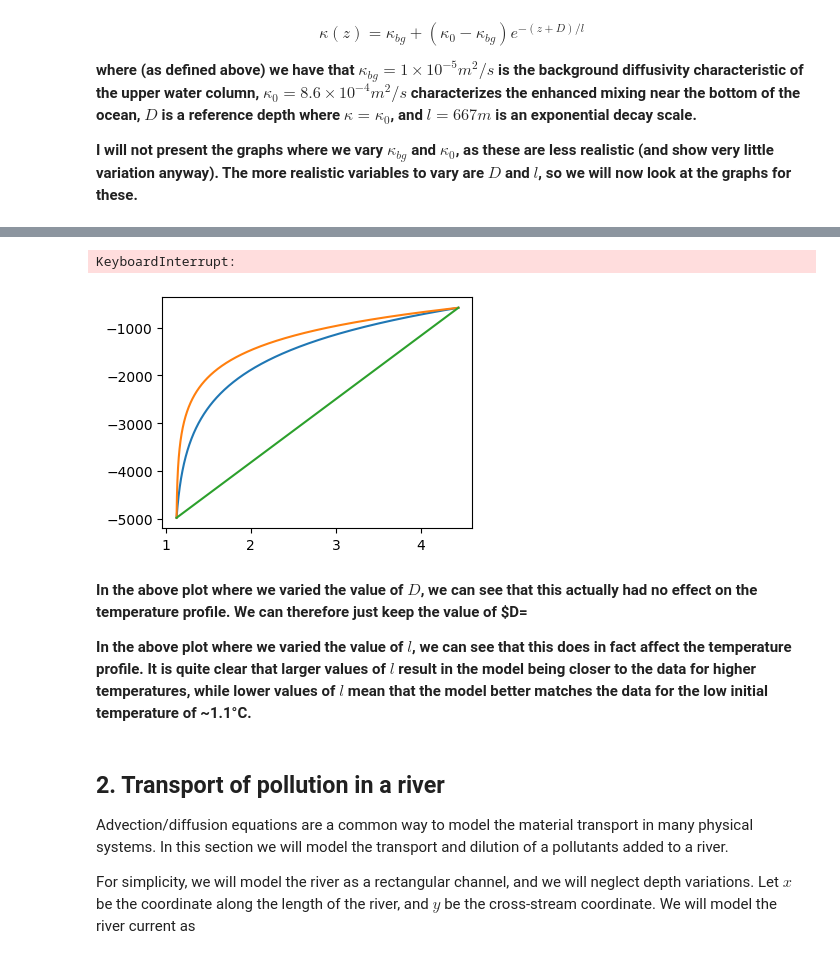
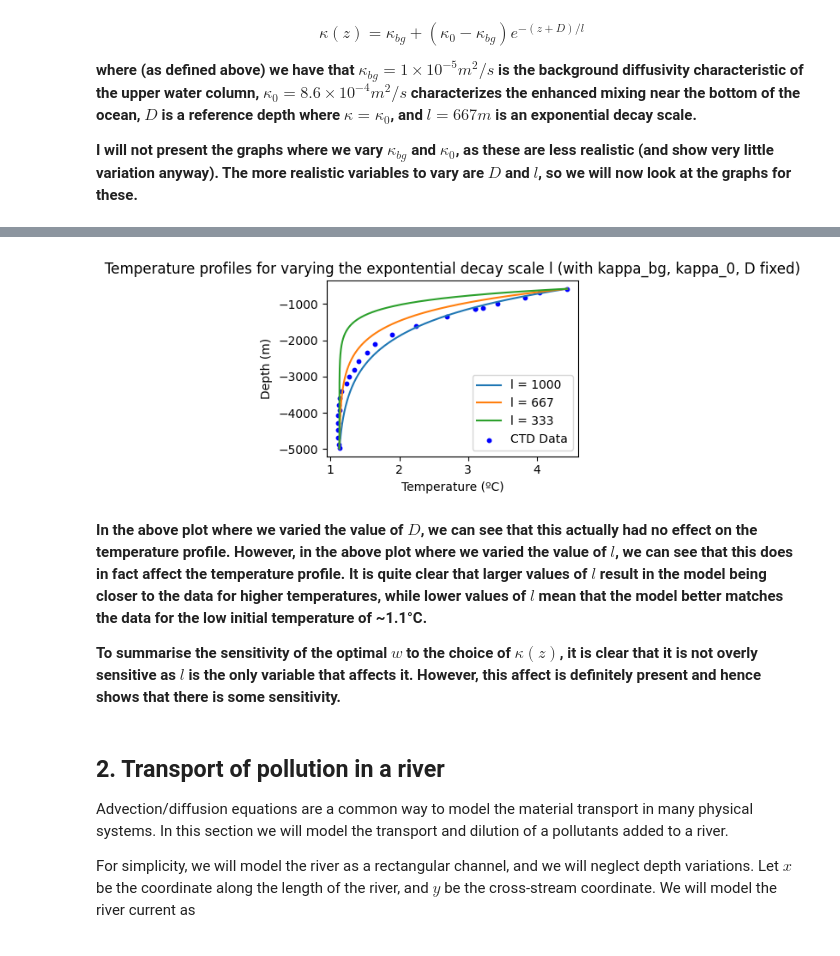
Before and after one commit to isabelgilchristmiller/QCES, a Jupyter notebook: Project2_transport.ipynb, the cells around one changed output, grey strips where cells are left out. Cells and saved outputs as stored; diff of their text form; code cells hidden in the pictures.

```diff
--- a/Project2_transport.ipynb
+++ b/Project2_transport.ipynb
@@ -308,7 +308,7 @@ w = 1e-8 # m/s
 # we vary the D values
 kappa_bg_values = 1e-5 # m^2/s
 kappa_0_values = 8.6e-4 # m^2/s
-D_values = {0, 5e2} # m
+D_values = {5e1, 5e2, 5e3} # m
 l_values = 667 # m
 
 fig1, ax1 = plt.subplots(1,1,figsize=(4,3)) # Create a single subplot for varying D
@@ -368,12 +370,4 @@ INFO:subsystems:Building subproblem matrices 1/1 (~100%) Elapsed: 1s, Remaining:
 # %%
-""" Dedalus script to solve the steady advection/diffusion equation with a spatially-variable diffusivity """
-
-import numpy as np
-import matplotlib.pyplot as plt
-import dedalus.public as d3
-import logging
-logger = logging.getLogger(__name__)
-
 # Set various parameters. Note that the depth and the top and bottom temperature
 # are taken from the CTD data in the code cell above. That cell must be run first to define CTD_T and CTD_z.
 z_surface = CTD_z[-1]
@@ -385,66 +379,11 @@ Nz = 1000
 # Set the vertical velocity
 w = 1e-8 # m/s
 
-# we vary the D values
-kappa_bg_values = 1e-5 # m^2/s
-kappa_0_values = 8.6e-4 # m^2/s
-D_values = {-5e8, -5e2, 5e-8, 5e-4, 0, 5e4, 5e8} # m
-l_values = 667 # m
-
-fig1, ax1 = plt.subplots(1,1,figsize=(4,3)) # Create a single subplot for varying D
-
-for i,D in enumerate(D_values):
-  # Bases
-  zcoord = d3.Coordinate('z')
-  dist = d3.Distributor(zcoord, dtype=np.float64)
-  zbasis = d3.Chebyshev(zcoord, size=Nz, bounds=(z_bottom, z_surface))
-  z = dist.local_grid(zbasis)
-
-  # Fields
-  T = dist.Field(name='T', bases=zbasis)
-  kappa = dist.Field(name='kappa', bases=zbasis)
-  # Set the diffusivity
-  # Below is the diffusivity profile from Rogers et al., 2023
-  kappa['g'] = kappa_bg_values + (kappa_0_values - kappa_bg_values)*np.exp((D-z)/l_values) # m^2/s
-
-  # Add two tau variables to allow us to apply two boundary conditions
-  tau_1 = dist.Field(name='tau_1')
-  tau_2 = dist.Field(name='tau_2')
-  lift_basis = zbasis.derivative_basis(1)
-  lift = lambda A: d3.Lift(A, lift_basis, -1)
-
-  # Substitutions
-  dz = lambda A: d3.Differentiate(A, zcoord)
-  Tz = dz(T) + lift(tau_1)
-  Tzz = dz(Tz) + lift(tau_2)
-
-  # Problem
-  problem = d3.LBVP([T, tau_1, tau_2], namespace=locals())
-  problem.add_equation("w*Tz - dz(kappa*Tz) + lift(tau_2) = 0")
-  problem.add_equation("T(z=z_surface) = T_surface")
-  problem.add_equation("T(z=z_bottom) = T_bottom")
-
-  # Solver
-  solver = problem.build_solver()
-  solver.solve()
-
-  # Plot on the same axes
-  Tg=T['g']
-  ax1.plot(Tg,z, label=f'D = {D}') # Add a label for each line
-
-ax1.scatter(CTD_T,CTD_z,s=10, color='blue', label='CTD Data') # Plot the data once
-ax1.set_xlabel('Temperature (ºC)')
-ax1.set_ylabel('Depth (m)')
-ax1.set_title(f'Temperature profiles for varying the reference depth D (with kappa_bg, kappa_0, l fixed)')
-ax1.legend() # Add a legend
-plt.tight_layout()
-plt.show()
-
 # now we vary the l values
 kappa_bg_values = 1e-5 # m^2/s
 kappa_0_values = 8.6e-4 # m^2/s
 D_values_fixed = 5e3 # m
-l_values = {200, 400, 600, 800, 1000} # m
+l_values = {333, 667, 1000} # m
 
 fig2, ax2 = plt.subplots(1,1,figsize=(4,3)) # Create a single subplot for the second set of plots
 
@@ -504,9 +443,8 @@ INFO:subsystems:Building subproblem matrices 1/1 (~100%) Elapsed: 0s, Remaining:
-KeyboardInterrupt:
-[figure, old version]
+[figure, new version]
 # %% [markdown]
-**In the above plot where we varied the value of $D$, we can see that this actually had no effect on the temperature profile. We can therefore just keep the value of $D=**
+**In the above plot where we varied the value of $D$, we can see that this actually had no effect on the temperature profile. However, in the above plot where we varied the value of $l$, we can see that this does in fact affect the temperature profile. It is quite clear that larger values of $l$ result in the model being closer to the data for higher temperatures, while lower values of $l$ mean that the model better matches the data for the low initial temperature of ~1.1°C.**
 
-**In the above plot where we varied the value of $l$, we can see that this does in fact affect the temperature profile. It is quite clear that larger values of $l$ result in the model being closer to the data for higher temperatures, while lower values of $l$ mean that the model better matches the data for the low initial temperature of ~1.1°C.**
+**To summarise the sensitivity of the optimal $w$ to the choice of $κ(z)$, it is clear that it is not overly sensitive as $l$ is the only variable that affects it. However, this affect is definitely present and hence shows that there is some sensitivity.**
 # %% [markdown]
 ## 2. Transport of pollution in a river
 
```
Also changed, not shown: parts of 7 cells of this notebook.
